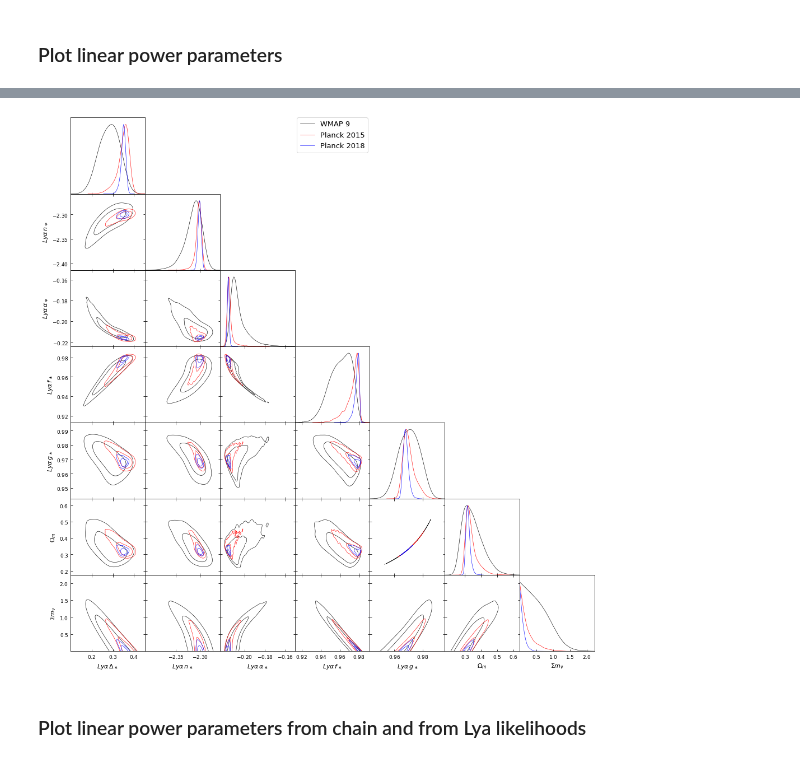
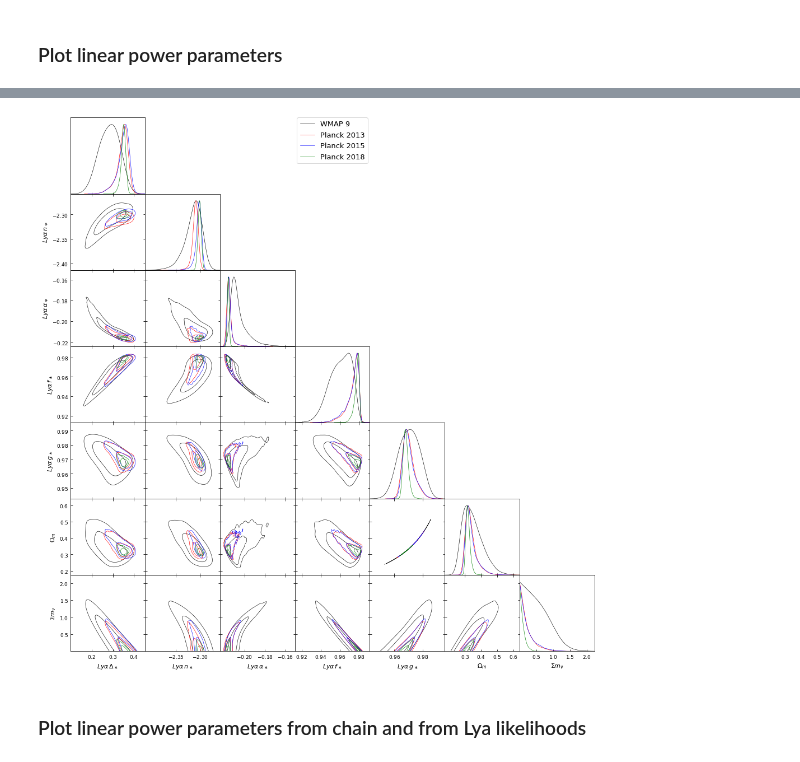
Before and after one commit to igmhub/cup1d, a Jupyter notebook: notebooks/history_linP.ipynb, the cells around one changed output, grey strips where cells are left out. Drawn from its saved outputs; the diff is of its cells as text; code cells hidden in the pictures.

```diff
--- a/notebooks/history_linP.ipynb
+++ b/notebooks/history_linP.ipynb
@@ -25,13 +25,18 @@ model='base_mnu'
 wmap9=planck_chains.get_planck_2013(model=model,data='WMAP')
 wmap9['label']='WMAP 9'
 # Planck 2013
-#planck2013=planck_chains.get_planck_2013(model=model)
-#planck2013['label']='Planck 2013'
+planck2013=planck_chains.get_planck_2013(model=model)
+planck2013['label']='Planck 2013'
 # Planck 2015
 planck2015=planck_chains.get_planck_2015(model=model)
 planck2015['label']='Planck 2015'
 # Planck 2018
 planck2018=planck_chains.get_planck_2018(model=model)
 planck2018['label']='Planck 2018'
+# %%
+# put everything together to pass to getdist
+analyses=[wmap9,planck2013,planck2015,planck2018]
+samples=[analysis['samples'] for analysis in analyses]
+labels=[analysis['label'] for analysis in analyses]
 # %%
 # plot traditional parameters
@@ -58,13 +61,12 @@ g.triangle_plot([wmap9['samples'],planck2015['samples'],planck2018['samples']],
 # %%
-# linear power parameters (including now Omega_m and m_nu)
+# plot traditional parameters (including now Omega_m and m_nu)
+params=['linP_DL2_star','linP_n_star','linP_alpha_star','linP_f_star','linP_g_star','omegam','mnu']
 g = plots.getSubplotPlotter(width_inch=14)
 g.settings.axes_fontsize = 12
 g.settings.legend_fontsize = 16
-g.triangle_plot([wmap9['samples'],planck2015['samples'],planck2018['samples']],
-                ['linP_DL2_star','linP_n_star','linP_alpha_star','linP_f_star','linP_g_star','omegam','mnu'],
-                legend_labels=[wmap9['label'],planck2015['label'],planck2018['label']])
+g.triangle_plot(samples,params,legend_labels=labels)
 # %% [output]
-[figure, old version]
+[figure, new version]
 # %% [markdown]
 ### Plot linear power parameters from chain and from Lya likelihoods
 # %%
```
Also changed, not shown: parts of 2 cells of this notebook.
